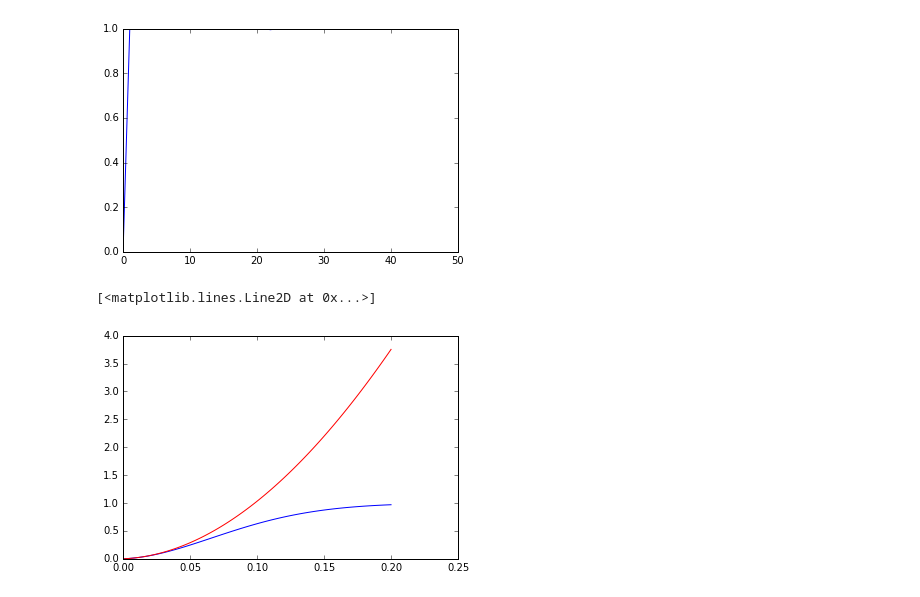
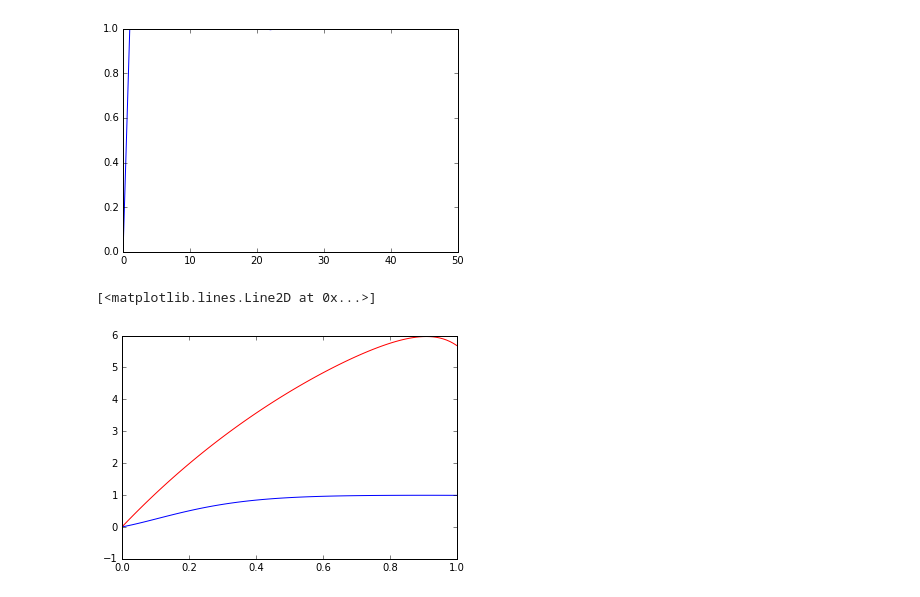
Before and after one commit to kmyim/BT_MP, a Jupyter notebook: coordination_game/simulations/node_swap_communities.ipynb, the cells around one changed output. Cells and saved outputs as stored; diff of their text form; code cells hidden in the pictures.

Commit message:
added simulatoin plots and calculations

```diff
--- a/coordination_game/simulations/node_swap_communities.ipynb
+++ b/coordination_game/simulations/node_swap_communities.ipynb
@@ -205,22 +205,26 @@ neighboursize[49][range(20)]
 # %%
 np.min(np.where(infectionsize[2][range(trialtime)]> 1-1/N))
 # %%
-def probconnection(l_out, m):
-    return 1-np.exp(-l_out*(m-1))*(2-np.exp(-l_out))**(m-2)
-    #return np.exp(-l_out)*(2-np.exp(-l_out))
+def probconnection(l_out, m, n):
+    #return 1-np.exp(-l_out*(m-1))*(2-np.exp(-l_out))**(m-2)
+    return 1-(np.exp(-2*n-(m-2)*l_out)*((2-np.exp(-l_out))**m) *(np.exp(n) - np.exp((m-1)*l_out)+np.exp(m*l_out))**2)/(1-2*np.exp(l_out))**2
 # %%
-def number_of_connections(l_out, m):
-    #return ((m-2)*(1-np.exp(-l_out))+1)*l_out*np.exp(-l_out)
-    return ((m-2)*(1-np.exp(-l_out))+1)*l_out
+def number_of_connections(l_out, m, n):
+    #return ((m-2)*(1-np.exp(-l_out))+1)*l_out
+    #return ((m-2)*(1-np.exp(-l_out)))*l_out + (1-np.exp(-(n-(m-1)*l_out)))*l_out + (1-np.exp(-l_out))*(n-(m-1)*l_out)
+    return np.exp(-n-(1+m)*l_out)*np.exp(m*l_out)*(np.exp(n+l_out)*n - np.exp(m*l_out)*l_out + np.exp(n)*(l_out-n))
 # %%
-m = 100 #number of communities
-n = 20 #number of nodes per community
+m =11#number of communities
+n = 10 #number of nodes per community
 lmax = n/(m-1)
-plt.plot(np.arange(100)/100*lmax, probconnection(np.arange(0,100)/100*lmax,m), 'b-')
-plt.plot(np.arange(100)/100*lmax, number_of_connections(np.arange(0,100)/100*lmax,m), 'r-')
+probconnection_theory= probconnection(np.linspace(0,lmax,100),m,n)
+number_of_connections_theory = number_of_connections(np.linspace(0,lmax,100),m, n)
+
+plt.plot(np.linspace(0, lmax, 100), probconnection_theory, 'b-')
+plt.plot(np.linspace(0, lmax, 100), number_of_connections_theory, 'r-')
 # %% [output]
 [<matplotlib.lines.Line2D at 0x...>]
-[figure, old version]
+[figure, new version]
 # %%
 weightrecord = np.zeros(100)
 connectrecord = np.zeros(100)
```
Also changed, not shown: parts of 10 cells of this notebook, 13 other files.
